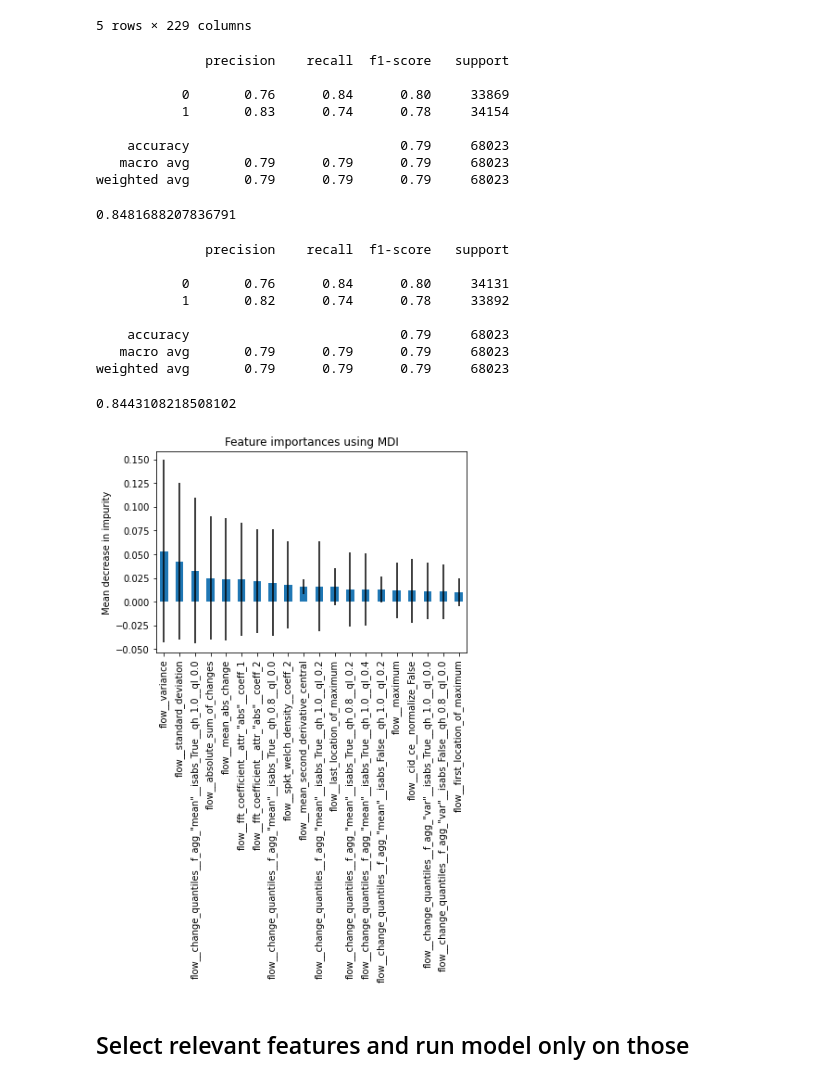
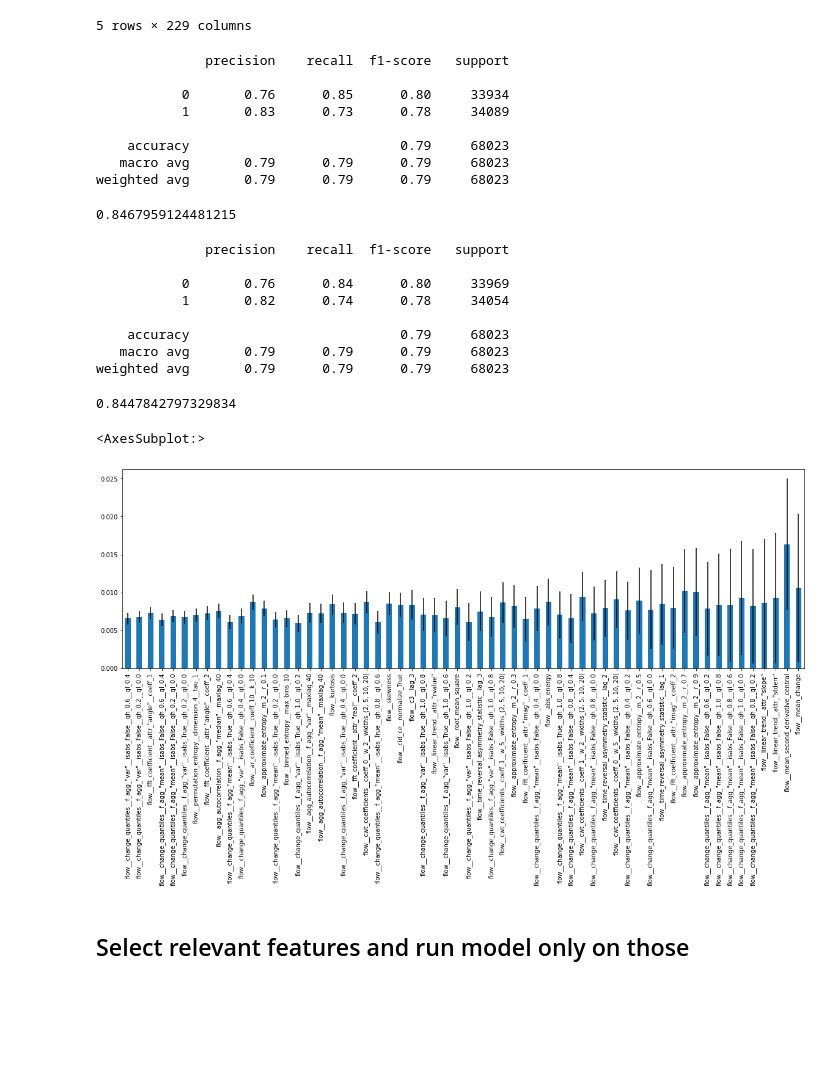
Before and after one commit to cbaggini/extreme-snowmelt-forecast, a Jupyter notebook: extreme-snowmelt-ts-params.ipynb, the cells around one changed output. Drawn from its saved outputs; the diff is of its cells as text; code cells hidden in the pictures; blank space fills up the shorter version.

Commit message:
Tried different number of days and added main factors

```diff
--- a/extreme-snowmelt-ts-params.ipynb
+++ b/extreme-snowmelt-ts-params.ipynb
@@ -40,6 +40,8 @@ def auc_pr_score(y_true, y_pred):
 
 
 auc_pr = make_scorer(auc_pr_score, greater_is_better=True)
+
+N_DAYS = 30
 # %% [markdown]
 ## Create rolled dataframe
 # %%
@@ -277,7 +275,8 @@ X_features_under_all.to_csv('../df_extracted_all_nearmiss.csv', index=False)
 # %%
 import ast
 
-X_features_under_all = pd.read_csv('../df_extracted_all_nearmiss.csv')
+X_features_under_all = pd.read_csv(
+    '../df_extracted_all_nearmiss_' + str(N_DAYS) + '.csv')
 
 all_data_clean = pd.read_csv('../all_data_clean.csv')
 
@@ -315,8 +314,8 @@ print(classification_report(y_test, classifier_filtered.predict(X_filtered_test)
 # %% [output]
               precision    recall  f1-score   support
 
-           0       0.76      0.84      0.80     33869
-           1       0.83      0.74      0.78     34154
+           0       0.76      0.85      0.80     33934
+           1       0.83      0.73      0.78     34089
 
     accuracy                           0.79     68023
    macro avg       0.79      0.79      0.79     68023
@@ -324,7 +323,7 @@ weighted avg       0.79      0.79      0.79     68023
 # %%
 auc_pr_score(y_test, classifier_filtered.predict(X_filtered_test))
 # %% [output]
-0.8481688207836791
+0.8467959124481215
 # %%
 # try automatic feature selection
 
@@ -343,31 +342,31 @@ auc_pr_score(y_test, classifier_filtered.predict(X_filtered_test))
 # %% [output]
               precision    recall  f1-score   support
 
-           0       0.76      0.84      0.80     34131
-           1       0.82      0.74      0.78     33892
+           0       0.76      0.84      0.80     33969
+           1       0.82      0.74      0.78     34054
 
     accuracy                           0.79     68023
    macro avg       0.79      0.79      0.79     68023
 weighted avg       0.79      0.79      0.79     68023
-0.8443108218508102
+0.8447842797329834
 # %%
 importances = classifier_filtered.feature_importances_
 forest_importances = pd.Series(importances, index=X_selected.columns)
 
-main_features = forest_importances.nlargest(20)
-main_features_indices = pd.Series(importances).nlargest(20).index
-
 std = np.std(
     [tree.feature_importances_ for tree in classifier_filtered.estimators_], axis=0)
-main_std = std[main_features_indices]
+lowest_std_indices = pd.Series(
+    std, index=X_selected.columns).nsmallest(60).index
+lowest_std = pd.Series(
+    std, index=X_selected.columns).nsmallest(60)
 
-fig, ax = plt.subplots()
-main_features.plot.bar(yerr=main_std, ax=ax)
-ax.set_title("Feature importances using MDI")
-ax.set_ylabel("Mean decrease in impurity")
-fig.tight_layout()
+lowest_features = forest_importances[lowest_std_indices]
+
+plt.figure(figsize=(20, 6))
+lowest_features.plot.bar(yerr=lowest_std)
 # %% [output]
+<AxesSubplot:>
-[figure, old version]
+[figure, new version]
 # %% [markdown]
 ## Select relevant features and run model only on those
 # %%
```
Also changed, not shown: parts of 39 cells of this notebook.
